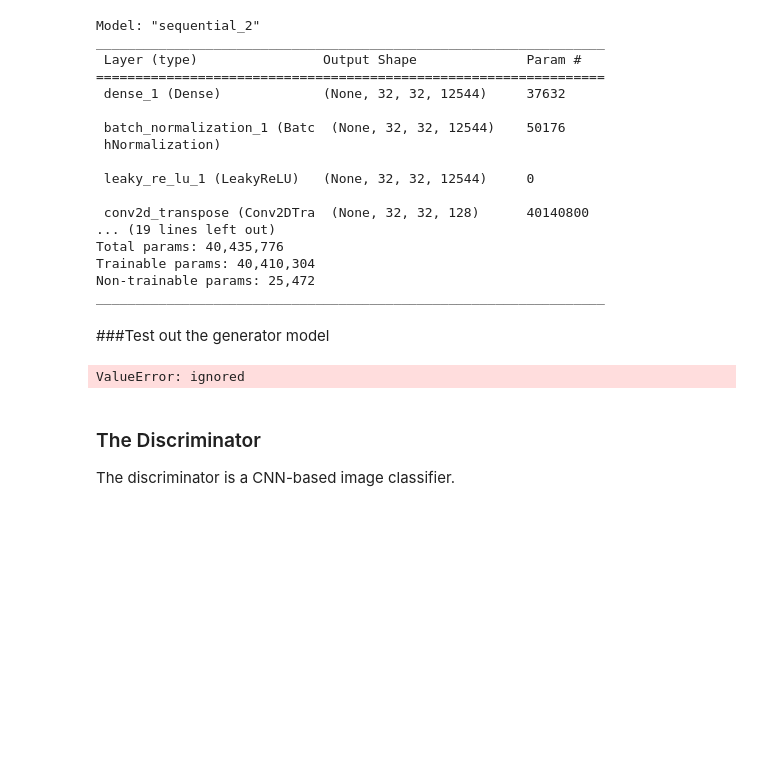
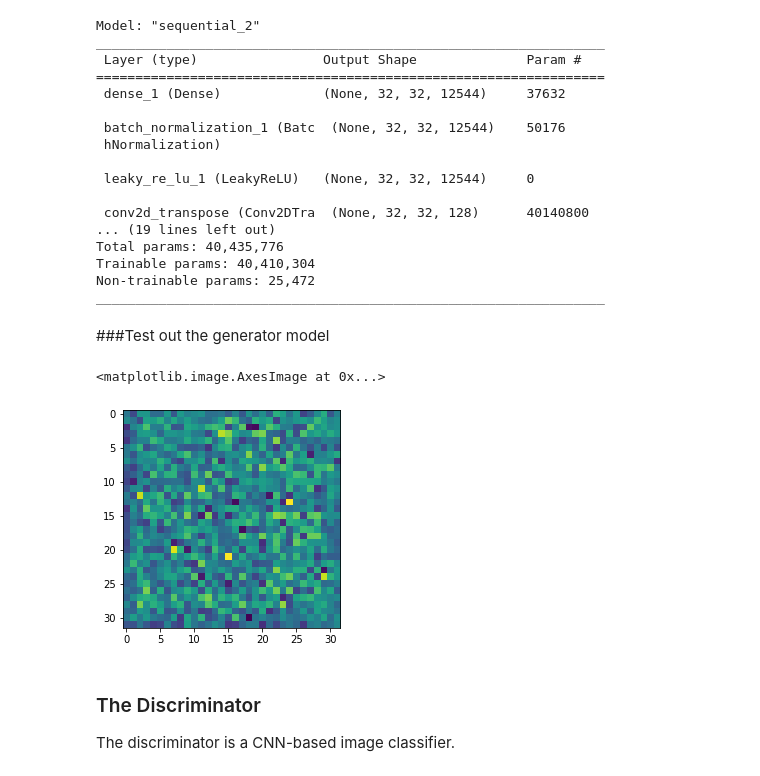
Before and after one commit to parkerallan/FutureMakers-2022-Team-Deep-Green, a Jupyter notebook: GAN_working.ipynb, the cells around one changed output. Cells and saved outputs as stored; diff of their text form; code cells hidden in the pictures; blank space fills up the shorter version.

Commit message:
generator func fixed

```diff
--- a/GAN_working.ipynb
+++ b/GAN_working.ipynb
@@ -122,17 +122,19 @@ _________________________________________________________________
 ###Test out the generator model
 # %%
 from tensorflow.python.ops.numpy_ops import np_config
+from matplotlib import pyplot as plt
 np_config.enable_numpy_behavior()
 generator = make_generator_model()
 
-noise = tf.random.normal([1, 1024*3])
-noise = noise.reshape(32,32,3)
+noise = tf.random.normal([1, 1*1024*3])
+noise = noise.reshape(1,32,32,3)
 
-generated_image = generator(noise, training=False)
+generated_image = generator(noise.numpy(), training=False)
 
-# plt.imshow(generated_image[0, :, :, 0], cmap='viridis')
+plt.imshow(generated_image[0, :, :, 0], cmap='viridis')
 # %% [output]
-ValueError: ignored
+<matplotlib.image.AxesImage at 0x...>
+[figure, added]
 # %% [markdown]
 ### The Discriminator
 
```
Also changed, not shown: parts of 2 cells of this notebook.
